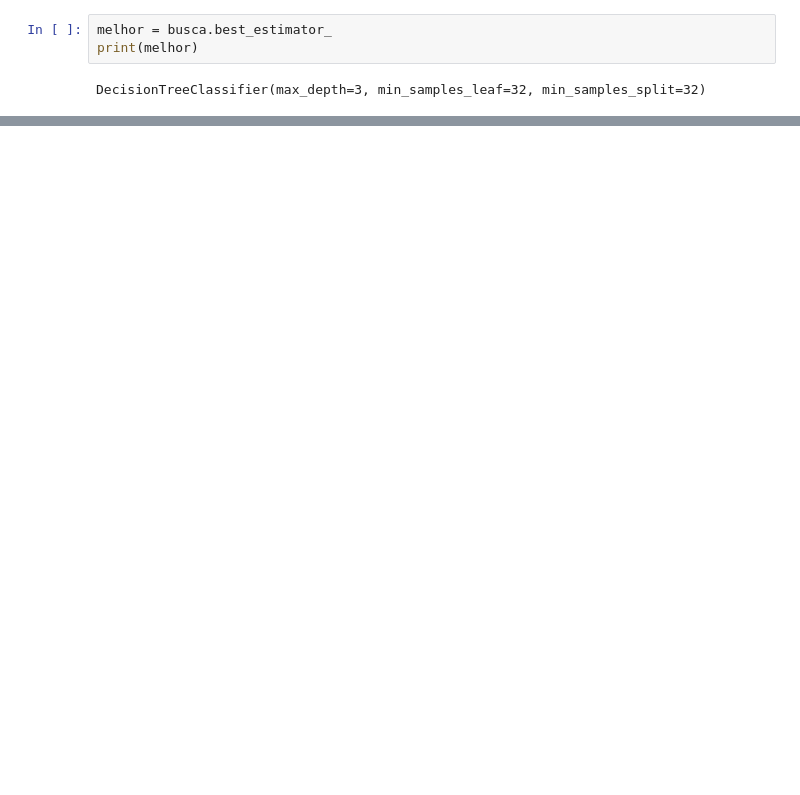
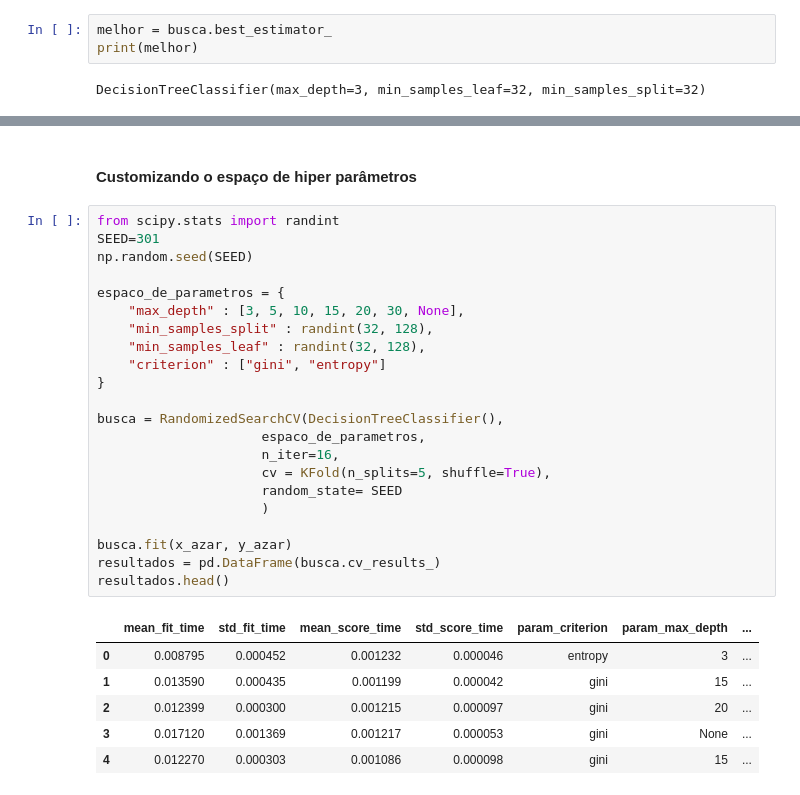
Before and after one commit to alvesalex-AI/al-ml, a Jupyter notebook: ML_otimizacao_modelos_por_hiperparametros/model1.ipynb, the cells around one changed output, grey strips where cells are left out. Saved outputs shown, nothing was run; the diff lists cells and outputs as text; blank space fills up the shorter version.

```diff
--- a/ML_otimizacao_modelos_por_hiperparametros/model1.ipynb
+++ b/ML_otimizacao_modelos_por_hiperparametros/model1.ipynb
@@ -613,0 +668,31 @@ graph
+# %% [markdown]
+#### Customizando o espaço de hiper parâmetros
+# %%
+from scipy.stats import randint
+SEED=301
+np.random.seed(SEED)
+
+espaco_de_parametros = {
+    "max_depth" : [3, 5, 10, 15, 20, 30, None],
+    "min_samples_split" : randint(32, 128),
+    "min_samples_leaf" : randint(32, 128),
+    "criterion" : ["gini", "entropy"]
+}
+
+busca = RandomizedSearchCV(DecisionTreeClassifier(),
+                     espaco_de_parametros,
+                     n_iter=16,
+                     cv = KFold(n_splits=5, shuffle=True),
+                     random_state= SEED
+                     )
+
+busca.fit(x_azar, y_azar)
+resultados = pd.DataFrame(busca.cv_results_)
+resultados.head()
+# %% [output]
+|  | mean_fit_time | std_fit_time | mean_score_time | std_score_time | param_criterion | param_max_depth | ... |
+| 0 | 0.008795 | 0.000452 | 0.001232 | 0.000046 | entropy | 3 | ... |
+| 1 | 0.013590 | 0.000435 | 0.001199 | 0.000042 | gini | 15 | ... |
+| 2 | 0.012399 | 0.000300 | 0.001215 | 0.000097 | gini | 20 | ... |
+| 3 | 0.017120 | 0.001369 | 0.001217 | 0.000053 | gini | None | ... |
+| 4 | 0.012270 | 0.000303 | 0.001086 | 0.000098 | gini | 15 | ... |
```
Also changed, not shown: parts of 31 cells of this notebook.
